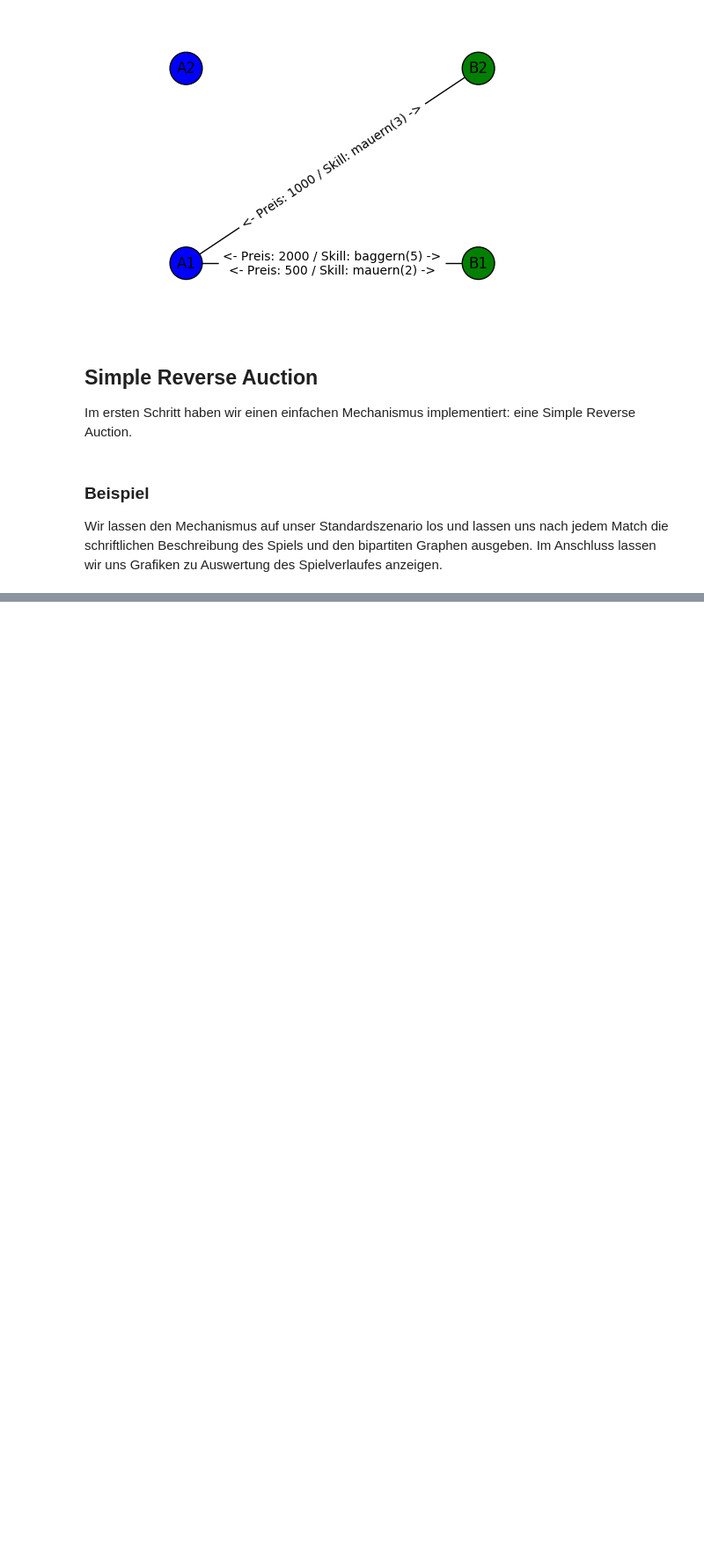
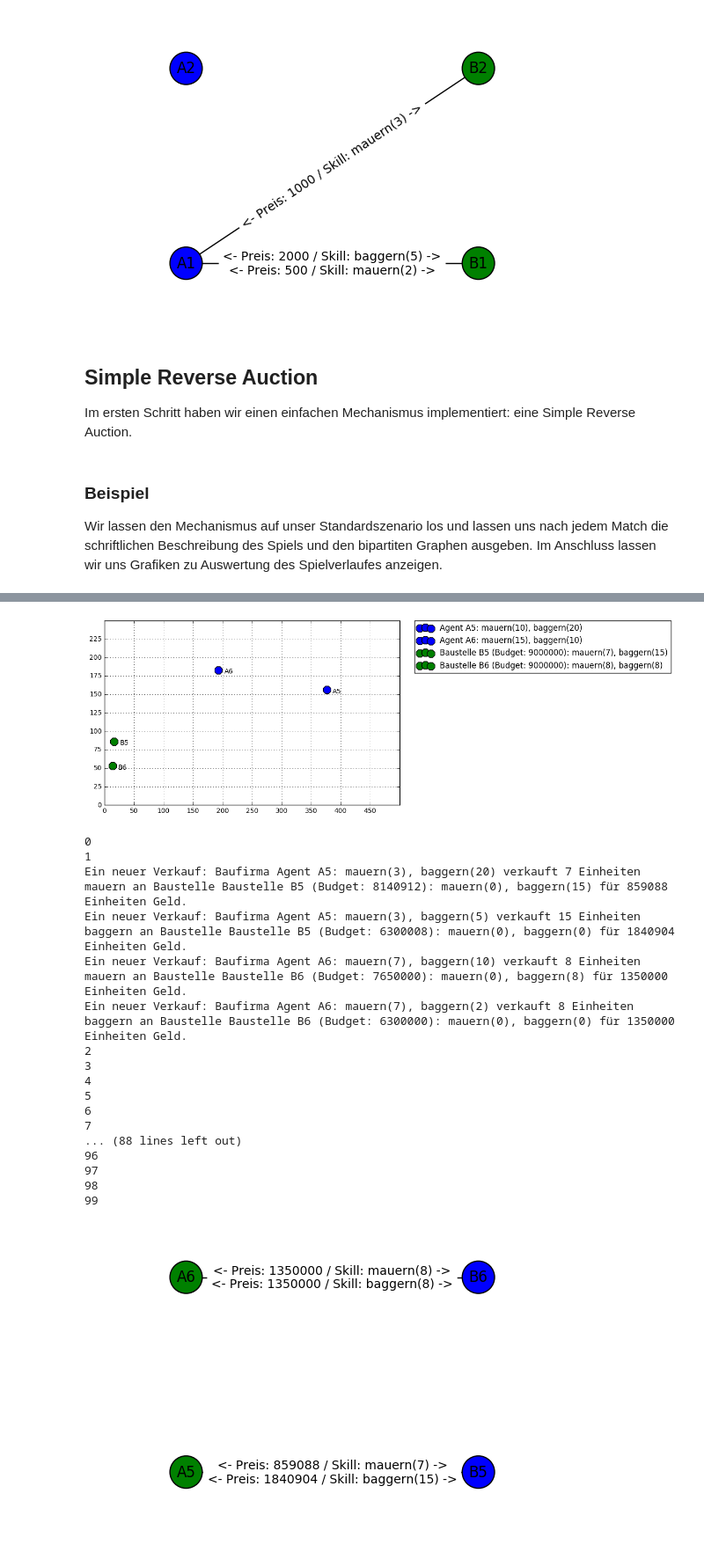
Before and after one commit to mhhf/AOTidF-bagger, a Jupyter notebook: scratch_tobias.ipynb, the cells around one changed output, grey strips where cells are left out. Shown at 88% size. Saved outputs shown, nothing was run; the diff lists cells and outputs as text; code cells hidden in the pictures; blank space fills up the shorter version.

```diff
--- a/scratch_tobias.ipynb
+++ b/scratch_tobias.ipynb
@@ -649,0 +698,26 @@ Ein neuer Verkauf: Baufirma Agent A6: mauern(0), baggern(2) verkauft 8 Einheiten
+# %%
+revScenario = Scenario()
+revScenario.plotMap()
+englishAuction(revScenario)
+revScenario.plotBiGraph()
+revScenario.plotMap()
+# %% [output]
+[figure, added]
+0
+1
+Ein neuer Verkauf: Baufirma Agent A5: mauern(3), baggern(20) verkauft 7 Einheiten mauern an Baustelle Baustelle B5 (Budget: 8140912): mauern(0), baggern(15) für 859088 Einheiten Geld.
+Ein neuer Verkauf: Baufirma Agent A5: mauern(3), baggern(5) verkauft 15 Einheiten baggern an Baustelle Baustelle B5 (Budget: 6300008): mauern(0), baggern(0) für 1840904 Einheiten Geld.
+Ein neuer Verkauf: Baufirma Agent A6: mauern(7), baggern(10) verkauft 8 Einheiten mauern an Baustelle Baustelle B6 (Budget: 7650000): mauern(0), baggern(8) für 1350000 Einheiten Geld.
+Ein neuer Verkauf: Baufirma Agent A6: mauern(7), baggern(2) verkauft 8 Einheiten baggern an Baustelle Baustelle B6 (Budget: 6300000): mauern(0), baggern(0) für 1350000 Einheiten Geld.
+2
+3
+4
+5
+6
+7
+... (88 lines left out)
+96
+97
+98
+99
+[figure, added]
```
Also changed, not shown: parts of 4 cells of this notebook.
